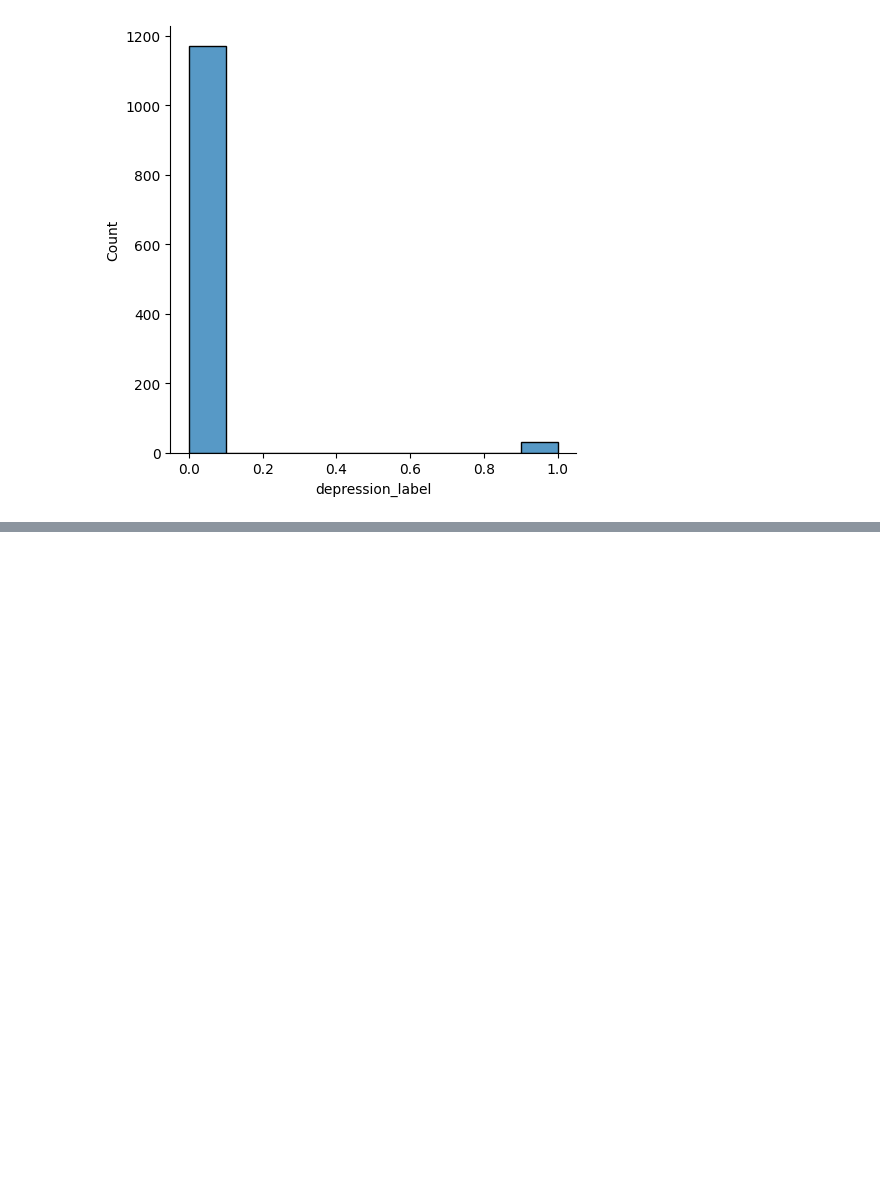
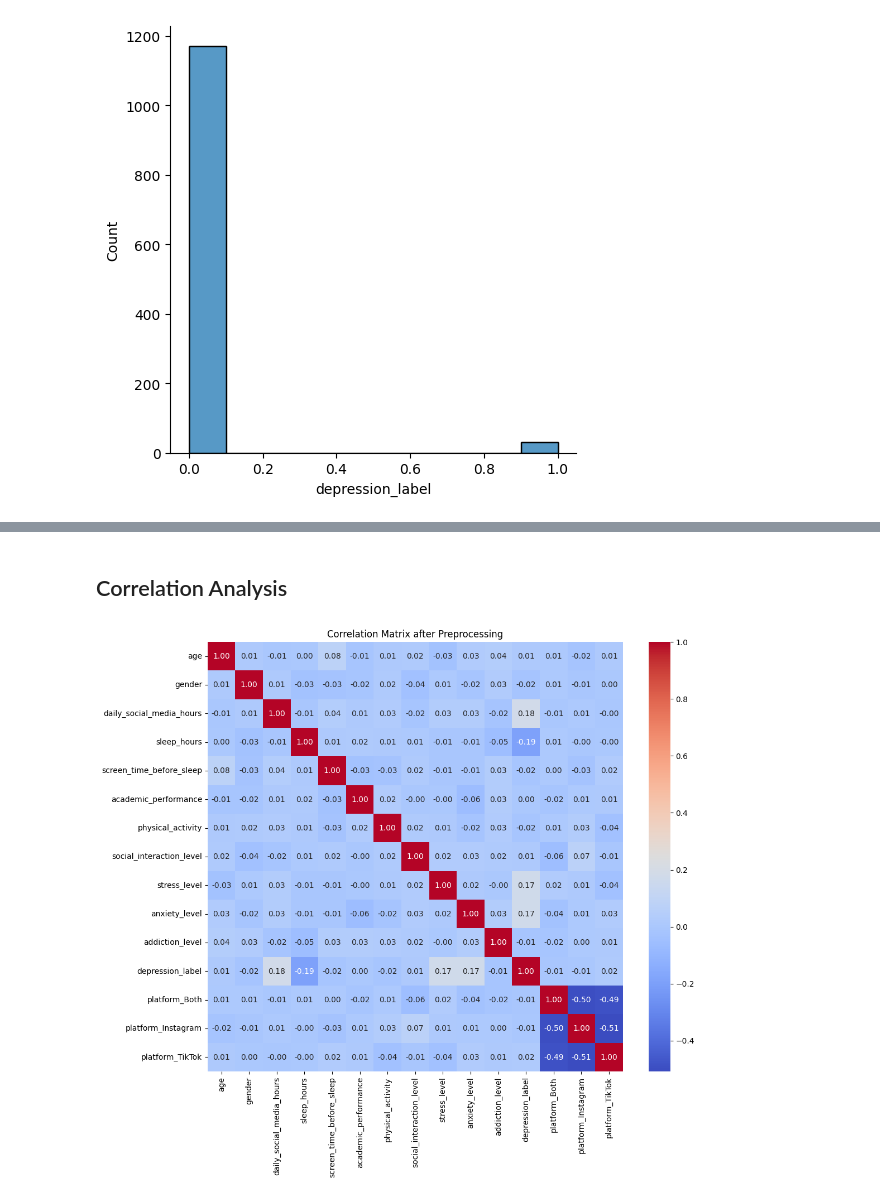
Before and after one commit to AdliXSec/Data-Mining, a Jupyter notebook: Praktikum 1/code.ipynb, the cells around one changed output, grey strips where cells are left out. Drawn from its saved outputs; the diff is of its cells as text; code cells hidden in the pictures; blank space fills up the shorter version.

```diff
--- a/Praktikum 1/code.ipynb
+++ b/Praktikum 1/code.ipynb
@@ -120,0 +123,19 @@ for i in df.columns:
+# %%
+from sklearn.preprocessing import LabelEncoder, StandardScaler
+
+le_gender = LabelEncoder()
+df['gender'] = le_gender.fit_transform(df['gender'])
+
+social_mapping = {'low': 0, 'medium': 1, 'high': 2}
+df['social_interaction_level'] = df['social_interaction_level'].map(social_mapping)
+
+df = pd.get_dummies(df, columns=['platform_usage'], prefix='platform')
+
+features_to_scale = ['age', 'daily_social_media_hours', 'sleep_hours', 'screen_time_before_sleep',
+                     'academic_performance', 'physical_activity', 'stress_level',
+                     'anxiety_level', 'addiction_level']
+
+scaler = StandardScaler()
+df[features_to_scale] = scaler.fit_transform(df[features_to_scale])
+
+df.head()
@@ -120,0 +149,9 @@ for i in df.columns:
+# %% [markdown]
+## Correlation Analysis
+# %%
+plt.figure(figsize=(12, 10))
+sns.heatmap(df.corr(), annot=True, cmap='coolwarm', fmt='.2f')
+plt.title('Correlation Matrix after Preprocessing')
+plt.show()
+# %% [output]
+[figure, added]
```
Also changed, not shown: parts of 19 cells of this notebook, 36 other files.
